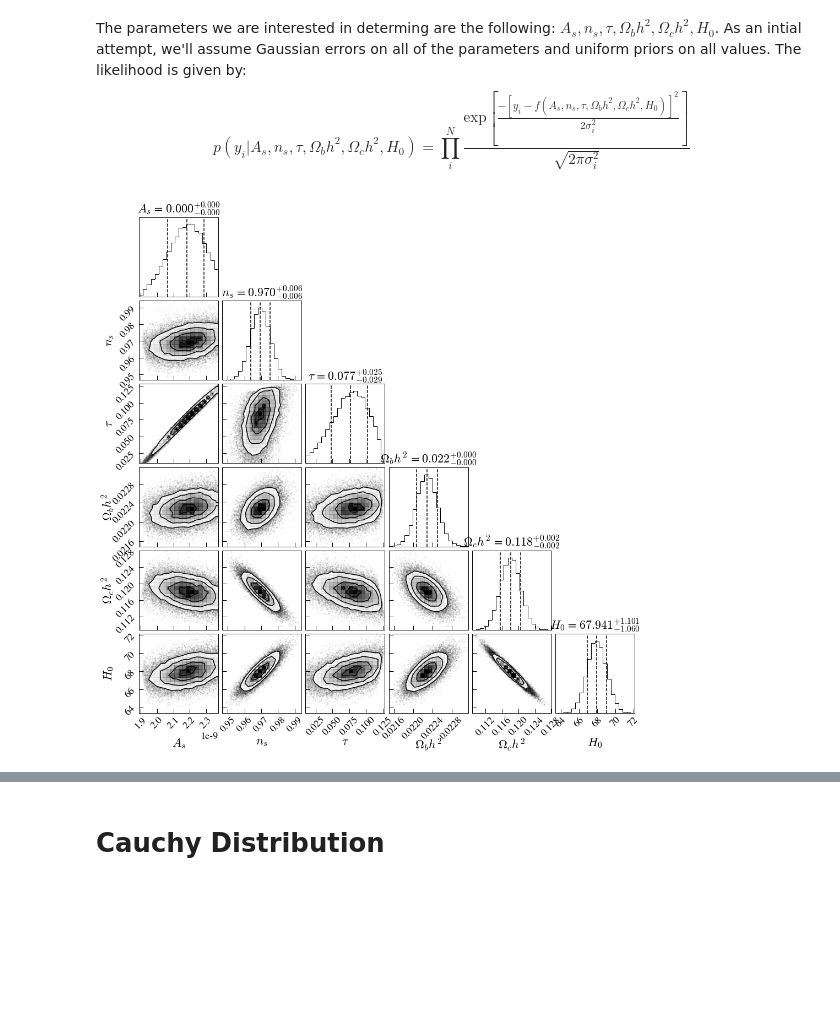
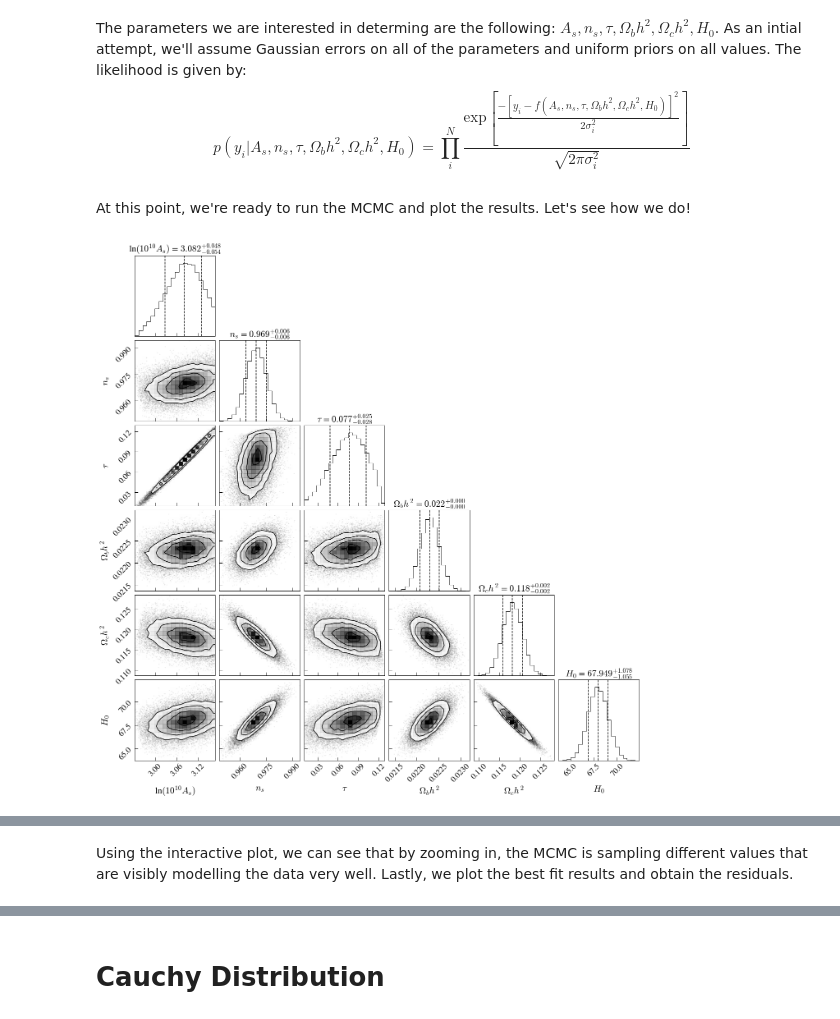
Before and after one commit to lazdam/PlanckII-MCMC, a Jupyter notebook: ProjectNotebook.ipynb, the cells around one changed output, grey strips where cells are left out. Saved outputs shown, nothing was run; the diff lists cells and outputs as text; code cells hidden in the pictures; blank space fills up the shorter version.

```diff
--- a/ProjectNotebook.ipynb
+++ b/ProjectNotebook.ipynb
@@ -168,0 +169,2 @@ np.save(path, flat_samples)
+# %% [markdown]
+At this point, we're ready to run the MCMC and plot the results. Let's see how we do!
@@ -169,15 +191,24 @@ np.save(path, flat_samples)
 # %%
+%matplotlib inline
+
 # Load in data
-path = '/home/mattias/Desktop/McGill/W2022/PHYS321-Final-Project/data/chains_v4.npy'
+path = '/home/mattias/Desktop/McGill/W2022/PHYS321-Final-Project/data/chains_v5.npy'
+flat_samples_load_gauss = np.load(path)
 
-%matplotlib inline
-flat_samples_load = np.load(path)
+# Re-scale amplitude
+flat_samples_load_gauss[:,0] = np.log(np.power(10,10)*flat_samples_load_gauss[:,0])
 
-import corner
-labels = [r'$A_s$', r'$n_s$', r'$\tau$', r'$\Omega_bh^2$', r'$\Omega_ch^2$', r'$H_0$']
-fig = corner.corner(flat_samples_load, labels=labels, show_titles=True,title_fmt='.3f', quantiles=[0.16, 0.5, 0.84]);
+# Plot corner plot
+labels = [r'ln$(10^{10}A_s)$', r'$n_s$', r'$\tau$', r'$\Omega_bh^2$', r'$\Omega_ch^2$', r'$H_0$']
+fig = corner.corner(flat_samples_load_gauss, labels=labels, show_titles=True,title_fmt='.3f', quantiles=[0.16, 0.5, 0.84], max_n_ticks=4);
+
+fig.subplots_adjust(right=1.3,top=1.3)
+for ax in fig.get_axes():
+    ax.tick_params(axis='both', labelsize=20)
+
+plt.savefig('corner_gauss.png', bbox_inches='tight')
 # %% [output]
-[figure, old version]
+[figure, new version]
 # %%
 # Plot random selection of parameters
 %matplotlib widget
@@ -197,3 +228,5 @@ ax.set_ylabel(r'$\frac{\ell(\ell +1)C_\ell}{2\pi}$')
 plt.show()
 # %% [output]
 [interactive output not drawn]
+# %% [markdown]
+Using the interactive plot, we can see that by zooming in, the MCMC is sampling different values that are visibly modelling the data very well. Lastly, we plot the best fit results and obtain the residuals.
```
Also changed, not shown: parts of 22 cells of this notebook, 4 other files.
